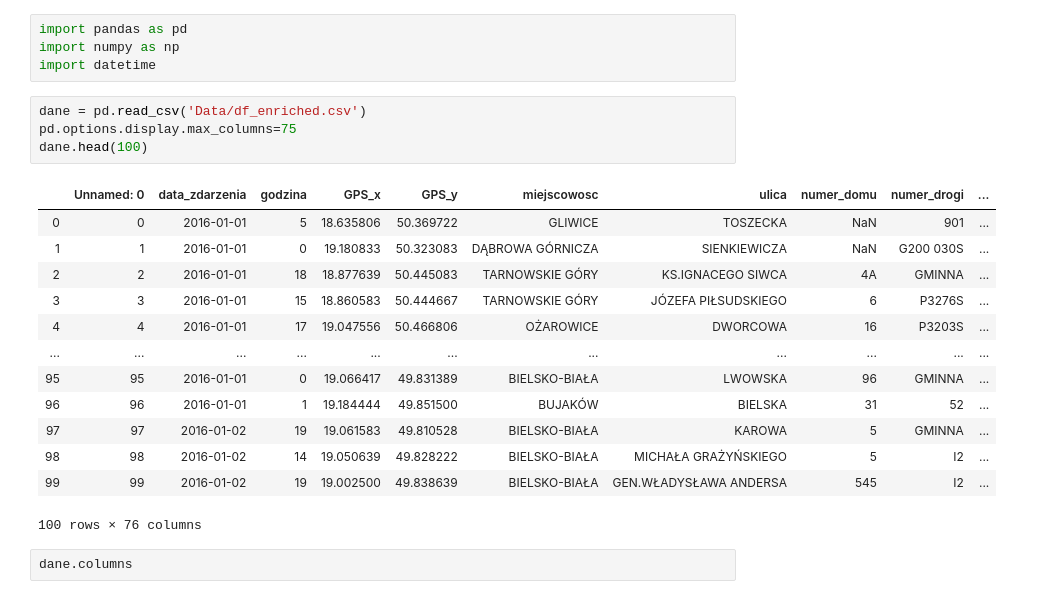
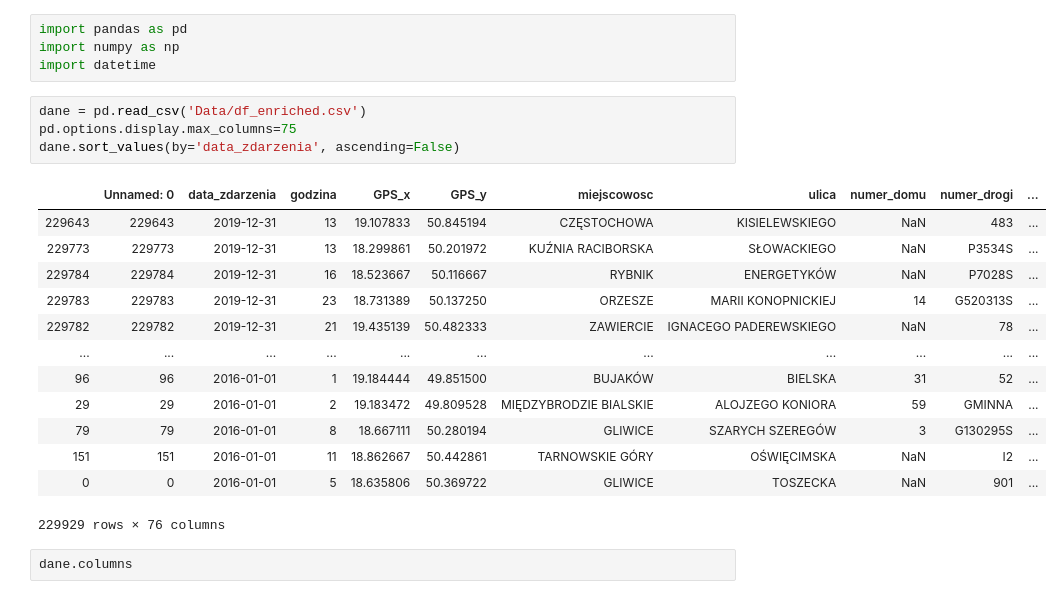
Before and after one commit to KGorczyca/Car_accidents, a Jupyter notebook: analiza_cz2.ipynb, the cells around one changed output. Drawn from its saved outputs; the diff is of its cells as text.

```diff
--- a/analiza_cz2.ipynb
+++ b/analiza_cz2.ipynb
@@ -5,21 +5,21 @@ import datetime
 # %%
 dane = pd.read_csv('Data/df_enriched.csv')
 pd.options.display.max_columns=75
-dane.head(100)
+dane.sort_values(by='data_zdarzenia', ascending=False)
 # %% [output]
 |  | Unnamed: 0 | data_zdarzenia | godzina | GPS_x | GPS_y | miejscowosc | ulica | numer_domu | numer_drogi | ... |
+| 229643 | 229643 | 2019-12-31 | 13 | 19.107833 | 50.845194 | CZĘSTOCHOWA | KISIELEWSKIEGO | NaN | 483 | ... |
+| 229773 | 229773 | 2019-12-31 | 13 | 18.299861 | 50.201972 | KUŹNIA RACIBORSKA | SŁOWACKIEGO | NaN | P3534S | ... |
+| 229784 | 229784 | 2019-12-31 | 16 | 18.523667 | 50.116667 | RYBNIK | ENERGETYKÓW | NaN | P7028S | ... |
+| 229783 | 229783 | 2019-12-31 | 23 | 18.731389 | 50.137250 | ORZESZE | MARII KONOPNICKIEJ | 14 | G520313S | ... |
+| 229782 | 229782 | 2019-12-31 | 21 | 19.435139 | 50.482333 | ZAWIERCIE | IGNACEGO PADEREWSKIEGO | NaN | 78 | ... |
+| ... | ... | ... | ... | ... | ... | ... | ... | ... | ... | ... |
+| 96 | 96 | 2016-01-01 | 1 | 19.184444 | 49.851500 | BUJAKÓW | BIELSKA | 31 | 52 | ... |
+| 29 | 29 | 2016-01-01 | 2 | 19.183472 | 49.809528 | MIĘDZYBRODZIE BIALSKIE | ALOJZEGO KONIORA | 59 | GMINNA | ... |
+| 79 | 79 | 2016-01-01 | 8 | 18.667111 | 50.280194 | GLIWICE | SZARYCH SZEREGÓW | 3 | G130295S | ... |
+| 151 | 151 | 2016-01-01 | 11 | 18.862667 | 50.442861 | TARNOWSKIE GÓRY | OŚWIĘCIMSKA | NaN | I2 | ... |
 | 0 | 0 | 2016-01-01 | 5 | 18.635806 | 50.369722 | GLIWICE | TOSZECKA | NaN | 901 | ... |
-| 1 | 1 | 2016-01-01 | 0 | 19.180833 | 50.323083 | DĄBROWA GÓRNICZA | SIENKIEWICZA | NaN | G200 030S | ... |
-| 2 | 2 | 2016-01-01 | 18 | 18.877639 | 50.445083 | TARNOWSKIE GÓRY | KS.IGNACEGO SIWCA | 4A | GMINNA | ... |
-| 3 | 3 | 2016-01-01 | 15 | 18.860583 | 50.444667 | TARNOWSKIE GÓRY | JÓZEFA PIŁSUDSKIEGO | 6 | P3276S | ... |
-| 4 | 4 | 2016-01-01 | 17 | 19.047556 | 50.466806 | OŻAROWICE | DWORCOWA | 16 | P3203S | ... |
-| ... | ... | ... | ... | ... | ... | ... | ... | ... | ... | ... |
-| 95 | 95 | 2016-01-01 | 0 | 19.066417 | 49.831389 | BIELSKO-BIAŁA | LWOWSKA | 96 | GMINNA | ... |
-| 96 | 96 | 2016-01-01 | 1 | 19.184444 | 49.851500 | BUJAKÓW | BIELSKA | 31 | 52 | ... |
-| 97 | 97 | 2016-01-02 | 19 | 19.061583 | 49.810528 | BIELSKO-BIAŁA | KAROWA | 5 | GMINNA | ... |
-| 98 | 98 | 2016-01-02 | 14 | 19.050639 | 49.828222 | BIELSKO-BIAŁA | MICHAŁA GRAŻYŃSKIEGO | 5 | I2 | ... |
-| 99 | 99 | 2016-01-02 | 19 | 19.002500 | 49.838639 | BIELSKO-BIAŁA | GEN.WŁADYSŁAWA ANDERSA | 545 | I2 | ... |
-100 rows × 76 columns
+229929 rows × 76 columns
 # %%
 dane.columns
 # %% [output]
```
Also changed, not shown: parts of 34 cells of this notebook.
